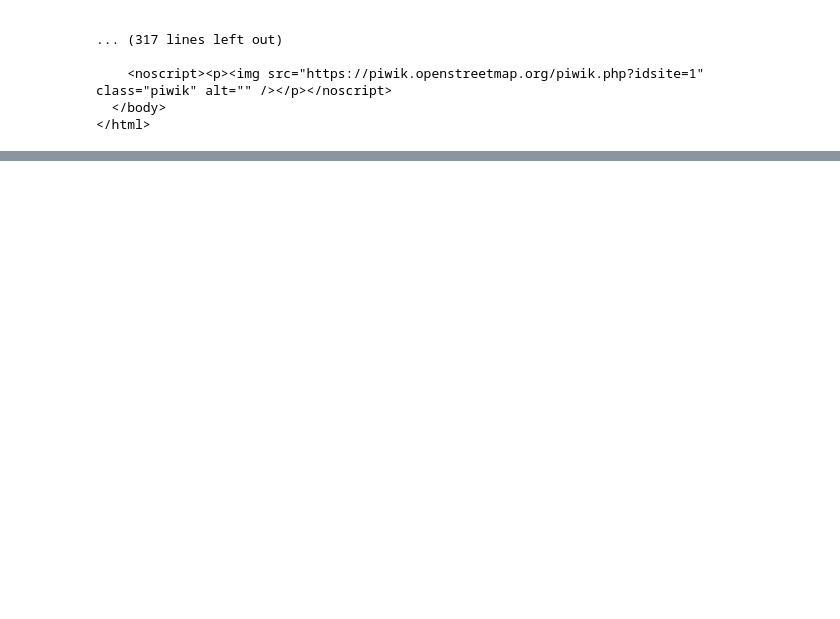
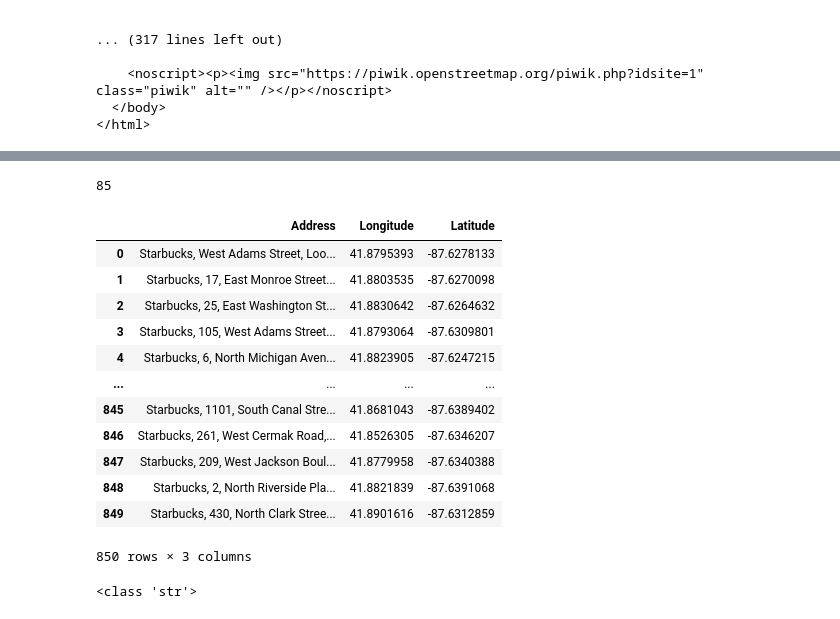
Before and after one commit to irsa-ashraf/Analysis-of-Chicago-Neighborhoods-by-Amenities, a Jupyter notebook: starbucks_crawler.ipynb, the cells around one changed output, grey strips where cells are left out. Drawn from its saved outputs; the diff is of its cells as text; code cells hidden in the pictures; blank space fills up the shorter version.

```diff
--- a/starbucks_crawler.ipynb
+++ b/starbucks_crawler.ipynb
@@ -59,3 +59,77 @@ for i, cafe in enumerate(data):
 {'place_id': 20591768, 'licence': 'Data © OpenStreetMap contributors, ODbL 1.0. https://osm.org/copyright', 'osm_type': 'node', 'osm_id': 2339738578, 'boundingbox': ['41.88231', '41.88241', '-87.62477 ...
 {'place_id': 331751561, 'licence': 'Data © OpenStreetMap contributors, ODbL 1.0. https://osm.org/copyright', 'osm_type': 'node', 'osm_id': 9506578673, 'boundingbox': ['41.8981587', '41.8982587', '-87. ...
 {'place_id': 21550601, 'licence': 'Data © OpenStreetMap contributors, ODbL 1.0. https://osm.org/copyright', 'osm_type': 'node', 'osm_id': 2427403731, 'boundingbox': ['41.8844233', '41.8845233', '-87.6 ...
+# %%
+zips = ['60290', '60601', '60602', '60603', '60604', '60605', '60606', '60607', '60608', '60610', '60611', '60614',
+        '60615', '60618', '60619', '60622', '60623', '60624', '60628', '60609', '60612', '60613', '60616', '60617',
+        '60620', '60621', '60625', '60626', '60629', '60630', '60632', '60636', '60637', '60631', '60633', '60634',
+        '60638', '60641', '60642', '60643', '60646', '60647', '60652', '60653', '60656', '60660', '60661', '60664',
+        '60639', '60640', '60644', '60645', '60649', '60651', '60654', '60655', '60657', '60659', '60666', '60668',
+        '60673', '60677', '60669', '60670', '60674', '60675', '60678', '60680', '60681', '60682', '60686', '60687',
+        '60688', '60689', '60694', '60695', '60697', '60699', '60684', '60685', '60690', '60691', '60693', '60696',
+        '60701']
+len(zips)
+# %% [output]
+85
+# %%
+import requests
+import pandas as pd
+
+# html = f"http://open.mapquestapi.com/nominatim/v1/search.php?key=BcNrdvBLg1ZFWdTWKfTBxmu48ehAXPGM&format=json&q=starbucks+chicago+60605&addressdetails=1&limit=10"
+# r = requests.get(html)
+
+def gen_url(zipcode):
+    return f"http://open.mapquestapi.com/nominatim/v1/search.php?key=BcNrdvBLg1ZFWdTWKfTBxmu48ehAXPGM&format=json&q=starbucks+chicago+{zipcode}+[cafe]&addressdetails=1&limit=10"
+
+starbucks_dict = {'name': None, 'lat': None}
+
+def get_long_lat(zips):
+    cafe_lst = []
+    for zipcode in zips:
+        url = gen_url(zipcode)
+        #print(url)
+        req = requests.get(url)
+        data_json = json.loads(r.text)
+        # print(data_json)
+        for cafe in data_json:
+            one_cafe = []
+            one_cafe.append(cafe['display_name'])
+            one_cafe.append(cafe['lat'])
+            one_cafe.append(cafe['lon'])
+            cafe_lst.append(one_cafe)
+    return cafe_lst
+
+
+
+#data_json = json.loads(r.text)#["data"]
+#data_json
+#for entry in data_json:
+#    print(data)
+#data = json.loads(data_json)
+#return pd.DataFrame(data)
+# %%
+cafes = get_long_lat(zips)
+# %%
+cafe_df = pd.DataFrame(cafes, columns=["Address", "Longitude", "Latitude"])
+cafe_df
+# %% [output]
+|  | Address | Longitude | Latitude |
+| 0 | Starbucks, West Adams Street, Loo... | 41.8795393 | -87.6278133 |
+| 1 | Starbucks, 17, East Monroe Street... | 41.8803535 | -87.6270098 |
+| 2 | Starbucks, 25, East Washington St... | 41.8830642 | -87.6264632 |
+| 3 | Starbucks, 105, West Adams Street... | 41.8793064 | -87.6309801 |
+| 4 | Starbucks, 6, North Michigan Aven... | 41.8823905 | -87.6247215 |
+| ... | ... | ... | ... |
+| 845 | Starbucks, 1101, South Canal Stre... | 41.8681043 | -87.6389402 |
+| 846 | Starbucks, 261, West Cermak Road,... | 41.8526305 | -87.6346207 |
+| 847 | Starbucks, 209, West Jackson Boul... | 41.8779958 | -87.6340388 |
+| 848 | Starbucks, 2, North Riverside Pla... | 41.8821839 | -87.6391068 |
+| 849 | Starbucks, 430, North Clark Stree... | 41.8901616 | -87.6312859 |
+850 rows × 3 columns
+# %%
+print(type(r.text))
+
+data = json.loads(data_json)
+#print(data)
+# %% [output]
+<class 'str'>
```
Also changed, not shown: parts of 1 cell of this notebook.
